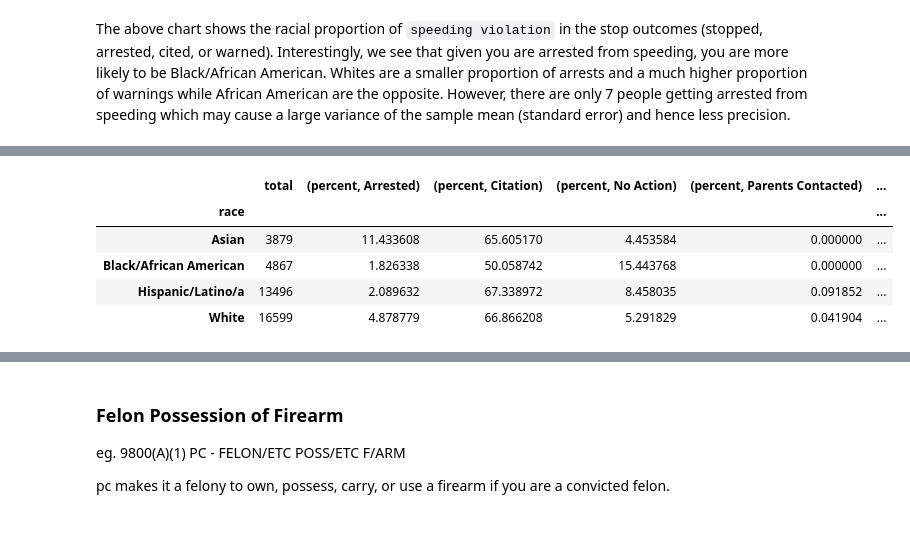
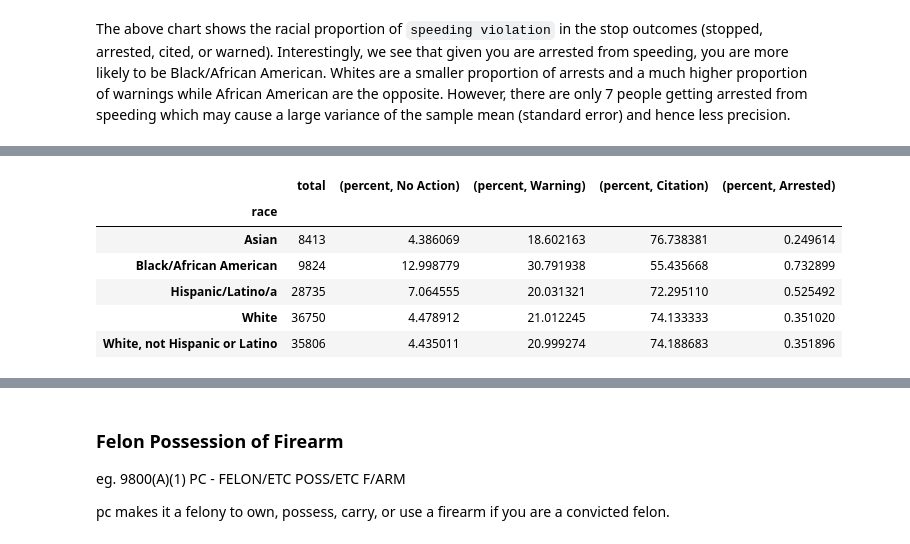
Before and after one commit to FleischerResearchLab/CRJA-analysis, a Jupyter notebook: src/Outcome Tests.ipynb, the cells around one changed output, grey strips where cells are left out. Cells and saved outputs as stored; diff of their text form; code cells hidden in the pictures.

Commit message:
update w/ newest dataset

```diff
--- a/src/Outcome Tests.ipynb
+++ b/src/Outcome Tests.ipynb
@@ -66,20 +101,18 @@ trans = {'Citation for infraction':'Citation', 'In-field cite and release':'Cita
 # %% [markdown]
 **Overall**
 # %%
-df['action'] = df['result'].apply( lambda x: trans[x])
-( df.drop_duplicates(subset = ['stop_id', 'pid'])
-     .groupby('action')['stop_id']
+( df.groupby('highest_outcome')['stop_id']
      .count()
      .rename('total')
      .to_frame()
      .join(
-         df.groupby(['action','race'])['stop_id']
+         df.explode("race").groupby(['highest_outcome','race'])['stop_id']
          .count()
          .rename('percent')
          .to_frame()
          .unstack()
          .fillna(0)
-         .apply(lambda x: (100*x/x.sum()).astype(int) , axis=1)
+         .apply(lambda x: (100*x/x[:-1].sum()).astype(int) , axis=1)
      )
-).drop( ['Referred to school', 'Parents Contacted', 'Transported']).reindex(["No Action", "Warning", "Citation", "Arrested"])
+).drop( ['Referred to school', 'Parents Contacted']).reindex(["No Action", "Warning", "Citation", "Arrested"])[cols1]
 # %% [output]
@@ -375,8 +665,0 @@ df.loc[speed_code].shape[0] / speed.shape[0]
-# %%
-speed['action'] = speed['result'].apply( lambda x: trans[x])
-print('Specifically labelled speeding:\n',
-      '{} stops covering {} persons which is {}% of the entire dataset'.format(
-          speed['stop_id'].unique().shape[0],
-          speed.shape[0],
-          speed.shape[0]/df.shape[0] * 100)
-     )
@@ -440,7 +713,18 @@ array([54106, 54303, 54134, 54370, 54395, 54061, 54007, 54219, 54218,
 # %%
-speeding_code = [54106, 54303, 54134, 54370, 54395, 54061, 54007, 54219, 54218,
+speed_code = [54106, 54303, 54134, 54370, 54395, 54061, 54007, 54219, 54218,
                  54437, 54616, 54418, 54532, 54217, 54647,    -1, 62161, 54642,
-                 54502, 54650, 54215, 54648, np.nan]
-speed_match = pd.concat([speed[speed.resulttext == speed.reason_for_stop_code_text],
-                         speed[speed.code.isin(speeding_code)]])
+                 54502, 54650, 54215, 54648, 65002, np.nan]
+
+speed_match1 = [any(item in row['resulttext'] for item in row['reason_for_stop_code_text']) for _, row in speed.iterrows()]
+speed_match2 = [any(item in speed_code for item in row['code']) for _, row in speed.iterrows()]
+
+speed_match = pd.concat([speed[speed_match1], speed[speed_match2]], axis=0)
+speed_match = pd.concat([speed_match, speed[speed['resulttext'] == '[nan]']])
 speed_match = speed_match[~speed_match.index.duplicated(keep='first')]
+
+print('Specifically resulted match labelled speeding violation:\n',
+      '{} stops covering {} persons which is {}% of the entire speed table'.format(
+          speed_match['stop_id'].unique().shape[0],
+          speed_match.shape[0],
+          speed_match.shape[0]/speed.shape[0] * 100)
+     )
@@ -551,23 +776,23 @@ pd.merge(speed_race, speed_match_race, on = ['race']).rename(columns={'proportio
 # %%
-( speed_match.drop_duplicates(subset = ['stop_id', 'pid'])
-     .groupby('race')['stop_id']
+( speed_match.explode('race').groupby('race')['stop_id']
      .count()
      .rename('total')
      .to_frame()
      .join(
-         speed_match.groupby(['race','action'])['stop_id']
+         speed_match.explode('race').groupby(['race','highest_outcome'])['stop_id']
          .count()
          .rename('percent')
          .to_frame()
          .unstack()
          .fillna(0)
          .apply(lambda x: (100*x/x.sum()) , axis=1)
      )
-).drop( ['Middle Eastern or South Asian','Native American','Pacific Islander'])
+).drop( ['Middle Eastern or South Asian','Native American','Pacific Islander'])[cols2]
 # %% [output]
-|  | total | (percent, Arrested) | (percent, Citation) | (percent, No Action) | (percent, Parents Contacted) | ... |
-| race |  |  |  |  |  | ... |
-| Asian | 3879 | 11.433608 | 65.605170 | 4.453584 | 0.000000 | ... |
-| Black/African American | 4867 | 1.826338 | 50.058742 | 15.443768 | 0.000000 | ... |
-| Hispanic/Latino/a | 13496 | 2.089632 | 67.338972 | 8.458035 | 0.091852 | ... |
-| White | 16599 | 4.878779 | 66.866208 | 5.291829 | 0.041904 | ... |
+|  | total | (percent, No Action) | (percent, Warning) | (percent, Citation) | (percent, Arrested) |
+| race |  |  |  |  |  |
+| Asian | 8413 | 4.386069 | 18.602163 | 76.738381 | 0.249614 |
+| Black/African American | 9824 | 12.998779 | 30.791938 | 55.435668 | 0.732899 |
+| Hispanic/Latino/a | 28735 | 7.064555 | 20.031321 | 72.295110 | 0.525492 |
+| White | 36750 | 4.478912 | 21.012245 | 74.133333 | 0.351020 |
+| White, not Hispanic or Latino | 35806 | 4.435011 | 20.999274 | 74.188683 | 0.351896 |
```
Also changed, not shown: parts of 85 cells of this notebook, 1 other file.
